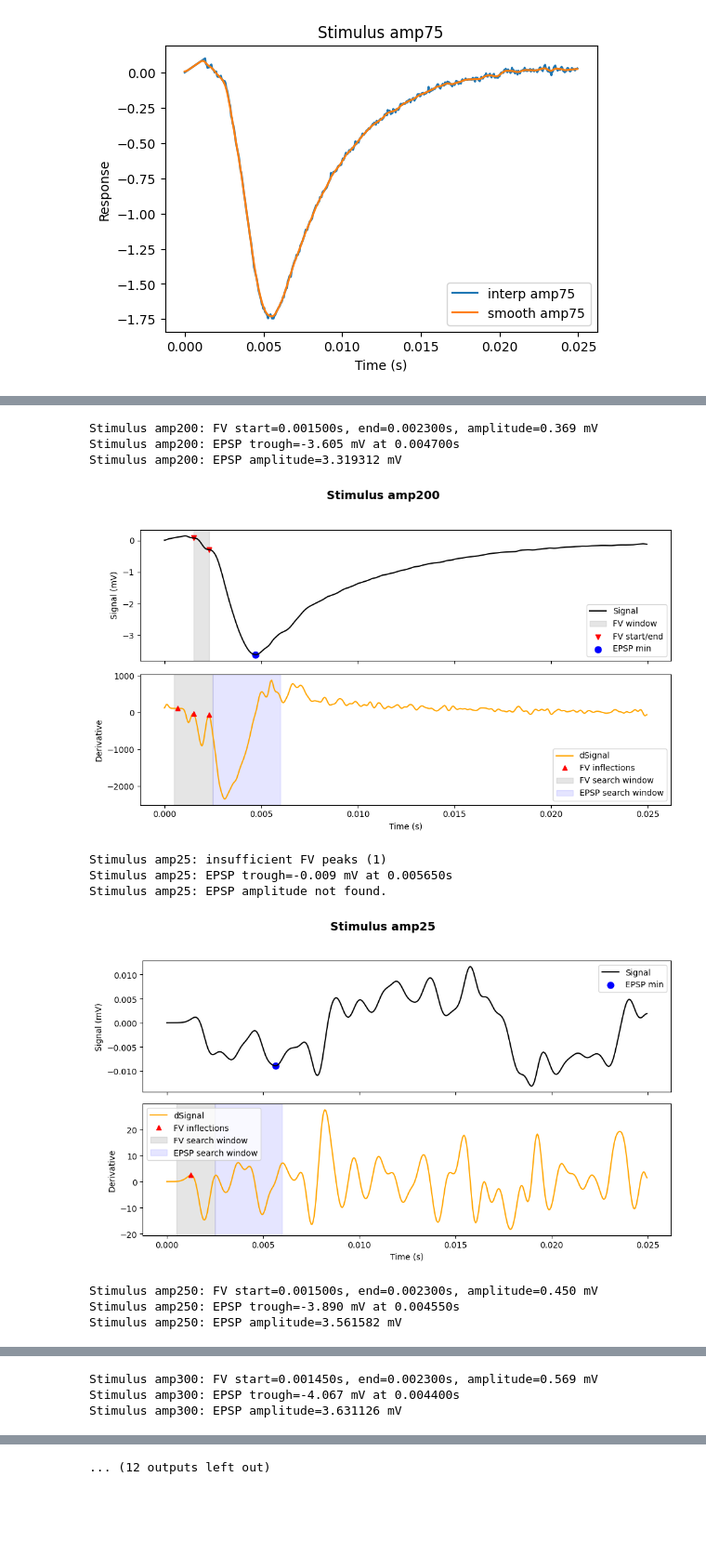
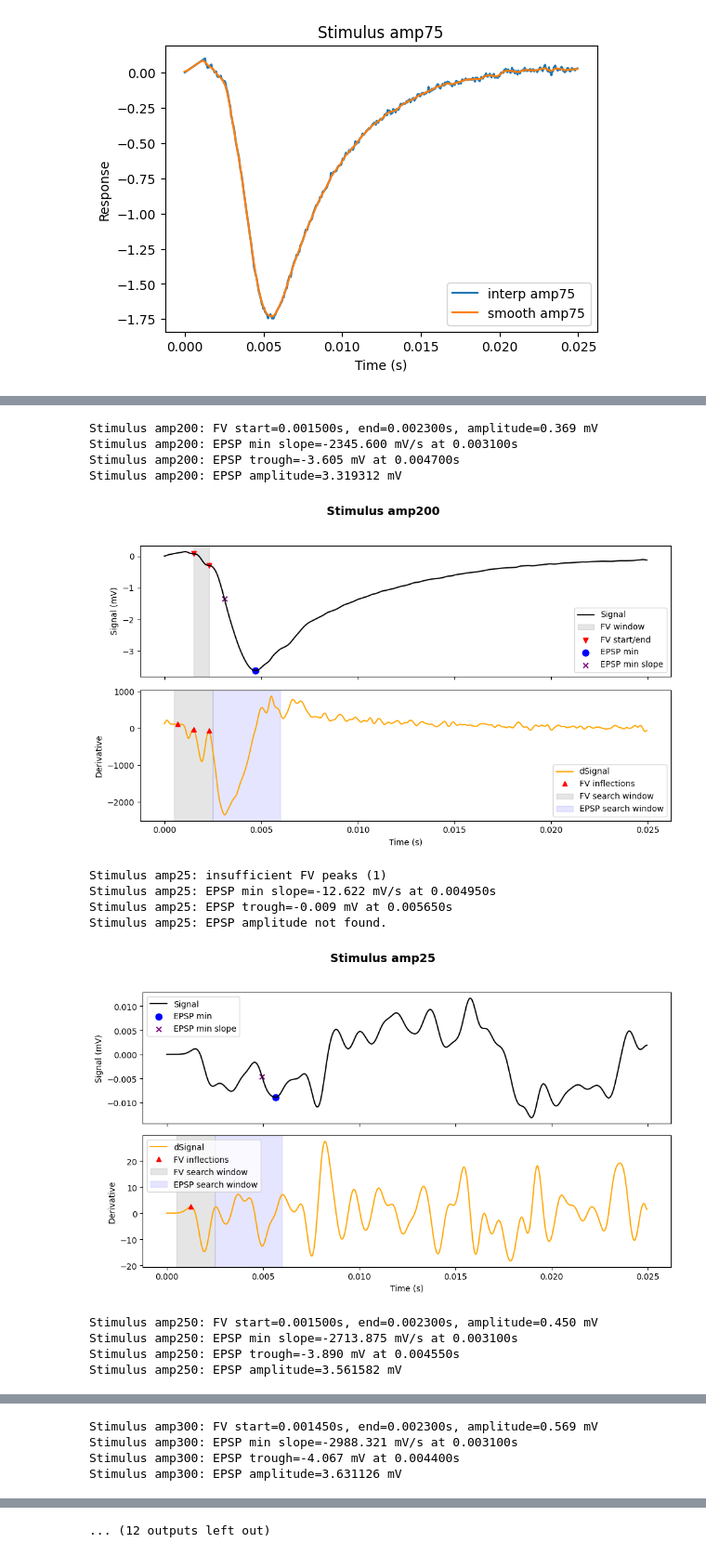
Before and after one commit to blakebyer/ephys_toolbox, a Jupyter notebook: src/tidy_abf.ipynb, the cells around one changed output, grey strips where cells are left out. Shown at 93% size. Saved outputs shown, nothing was run; the diff lists cells and outputs as text; code cells hidden in the pictures; blank space fills up the shorter version.

Commit message:
epsp slope and fv combined function

```diff
--- a/src/tidy_abf.ipynb
+++ b/src/tidy_abf.ipynb
@@ -338,5 +245,5 @@ Stimulus amp300: FV start=0.001450s, end=0.002300s, amplitude=0.569 mV
 # %%
-def calculate_epsp_slope(smoothed_df, fs=20e3):
+def calculate_fv_and_epsp(smoothed_df, fs=20e3):
     def process_group(group):
         g = group.copy()
         stim = group.name
@@ -384,6 +291,13 @@ def calculate_epsp_slope(smoothed_df, fs=20e3):
         epsp_min_idx = epsp_start_idx + np.argmin(y[epsp_start_idx:epsp_end_idx])
         epsp_min_time = x[epsp_min_idx]
         epsp_min_value = y[epsp_min_idx]
+
+        # EPSP min slope
+        epsp_slope_idx = epsp_start_idx + np.argmin(dy[epsp_start_idx:epsp_end_idx])
+        epsp_slope_time = x[epsp_slope_idx]
+        epsp_min_slope = dy[epsp_slope_idx]
+
+        print(f"Stimulus {stim}: EPSP min slope={epsp_min_slope:.3f} mV/s at {epsp_slope_time:.6f}s")
         print(f"Stimulus {stim}: EPSP trough={epsp_min_value:.3f} mV at {epsp_min_time:.6f}s")
 
         # EPSP amplitude from FV_min to EPSP_min
@@ -407,6 +321,7 @@ def calculate_epsp_slope(smoothed_df, fs=20e3):
                            color='red', marker='v', label='FV start/end')
         axs[0].scatter(x[epsp_min_idx], y[epsp_min_idx],
                        color='blue', marker='o', s=60, label='EPSP min')
+        axs[0].scatter(x[epsp_slope_idx], y[epsp_slope_idx], color='purple', marker='x', label='EPSP min slope')
         axs[0].set_ylabel('Signal (mV)')
         axs[0].legend(loc='best')
 
@@ -437,7 +352,7 @@ def calculate_epsp_slope(smoothed_df, fs=20e3):
         ['stimulus', 'time', 'mean_value', 'sem_value', 'mean_smooth']
     ].apply(process_group)
 
-epsp = calculate_epsp_slope(smoothed)
+epsp = calculate_fv_and_epsp(smoothed)
 display(epsp)
 # %% [output]
 Stimulus amp100: FV start=0.001550s, end=0.002100s, amplitude=0.086 mV
@@ -451,11 +368,14 @@ Stimulus amp150: EPSP amplitude=3.072928 mV
 Stimulus amp200: FV start=0.001500s, end=0.002300s, amplitude=0.369 mV
+Stimulus amp200: EPSP min slope=-2345.600 mV/s at 0.003100s
 Stimulus amp200: EPSP trough=-3.605 mV at 0.004700s
 Stimulus amp200: EPSP amplitude=3.319312 mV
-[figure, old version]
+[figure, new version]
 Stimulus amp25: insufficient FV peaks (1)
+Stimulus amp25: EPSP min slope=-12.622 mV/s at 0.004950s
 Stimulus amp25: EPSP trough=-0.009 mV at 0.005650s
 Stimulus amp25: EPSP amplitude not found.
-[figure, old version]
+[figure, new version]
 Stimulus amp250: FV start=0.001500s, end=0.002300s, amplitude=0.450 mV
+Stimulus amp250: EPSP min slope=-2713.875 mV/s at 0.003100s
 Stimulus amp250: EPSP trough=-3.890 mV at 0.004550s
 Stimulus amp250: EPSP amplitude=3.561582 mV
@@ -463,3 +383,4 @@ Stimulus amp250: EPSP amplitude=3.561582 mV
 Stimulus amp300: FV start=0.001450s, end=0.002300s, amplitude=0.569 mV
+Stimulus amp300: EPSP min slope=-2988.321 mV/s at 0.003100s
 Stimulus amp300: EPSP trough=-4.067 mV at 0.004400s
 Stimulus amp300: EPSP amplitude=3.631126 mV
```
Also changed, not shown: parts of 4 cells of this notebook.
